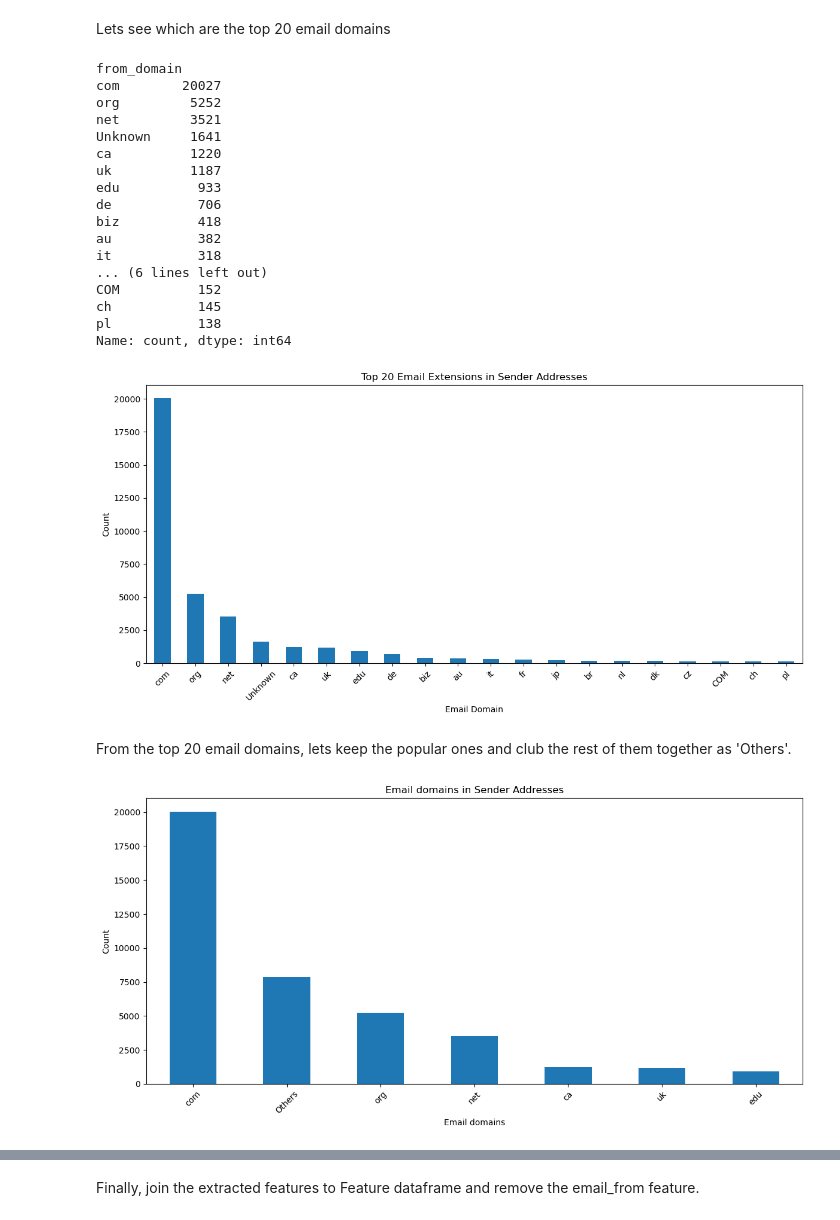
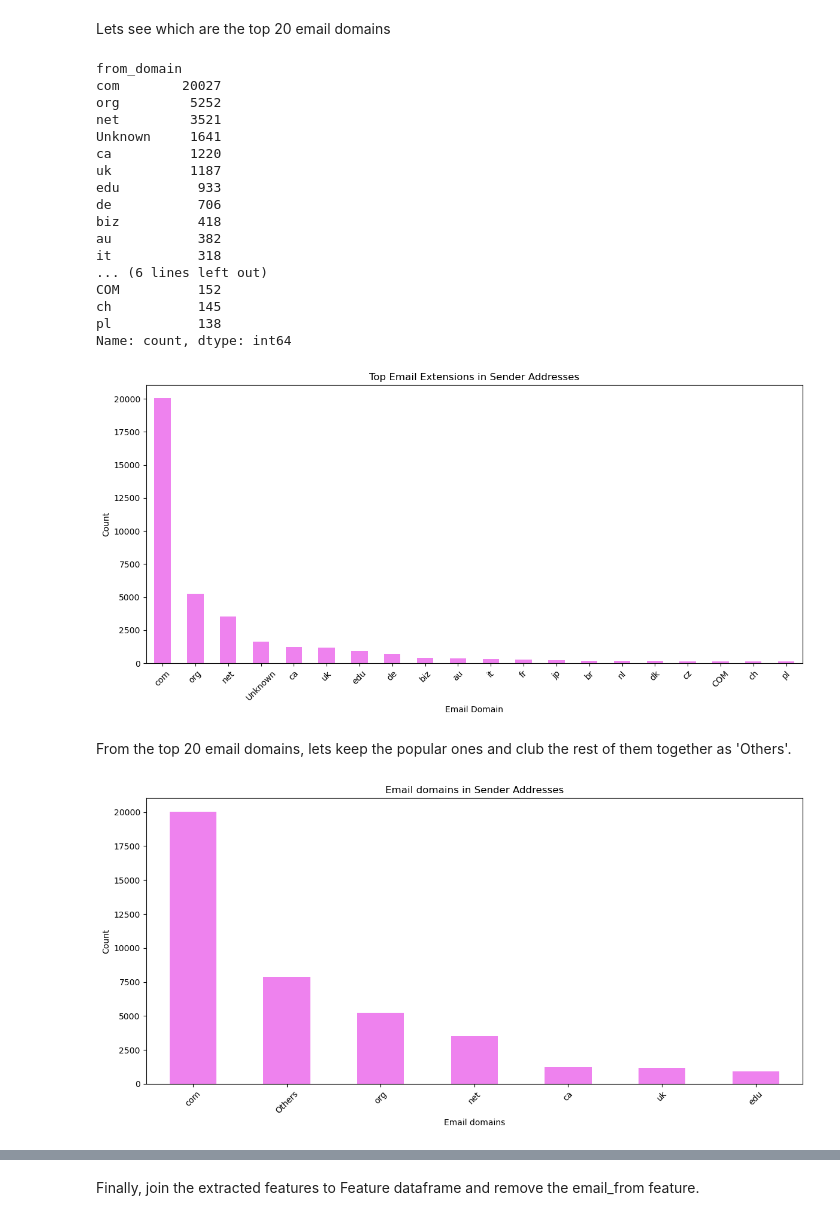
Before and after one commit to dfrancis-tech/email_spam, a Jupyter notebook: Feature_Engineering.ipynb, the cells around one changed output, grey strips where cells are left out. Cells and saved outputs as stored; diff of their text form; code cells hidden in the pictures.

```diff
--- a/Feature_Engineering.ipynb
+++ b/Feature_Engineering.ipynb
@@ -457,10 +457,10 @@ print(top_20_counts)
 
 # Plotting the top 20 value counts as a bar plot
 plt.figure(figsize=(12, 6))
-top_20_counts.plot(kind='bar')
+top_20_counts.plot(kind='bar',color = 'violet')
 plt.xlabel('Email Domain')
 plt.ylabel('Count')
-plt.title('Top 20 Email Extensions in Sender Addresses')
+plt.title('Top Email Extensions in Sender Addresses')
 plt.xticks(rotation=45)
 plt.tight_layout()
 plt.show()
@@ -482,30 +482,30 @@ COM          152
 ch           145
 pl           138
 Name: count, dtype: int64
-[figure, old version]
+[figure, new version]
 # %% [markdown]
 From the top 20 email domains, lets keep the popular ones and club the rest of them together as 'Others'.
 # %%
 # List of email domains to keep
 known_email_domains = ['com', 'org', 'net', 'uk', 'ca', 'edu']
 
 # Map the 'from_domain' column to 'Others' using lambda function and .apply
 df_email_from['from_domain'] = df_email_from['from_domain'].apply(lambda domain: domain if domain in known_email_domains else 'Others')
 
 # Display new value counts for Sender email host
 email_domain_counts = df_email_from['from_domain'].value_counts()
 
 # Plotting the top 20 value counts as a bar plot
 plt.figure(figsize=(12, 6))
-email_domain_counts.plot(kind='bar')
+email_domain_counts.plot(kind='bar', color='violet')
 plt.xlabel('Email domains')
 plt.ylabel('Count')
 plt.title('Email domains in Sender Addresses')
 plt.xticks(rotation=45)
 plt.tight_layout()
 plt.show()
 # %% [output]
-[figure, old version]
+[figure, new version]
 # %%
 # Check the new feature classes
 df_email_from.sample(5)
```
Also changed, not shown: parts of 13 cells of this notebook.
